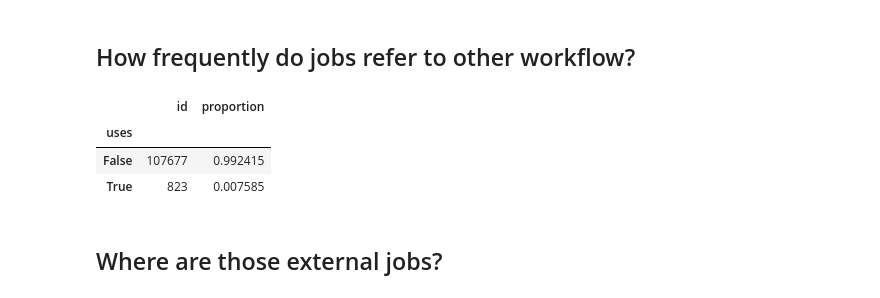
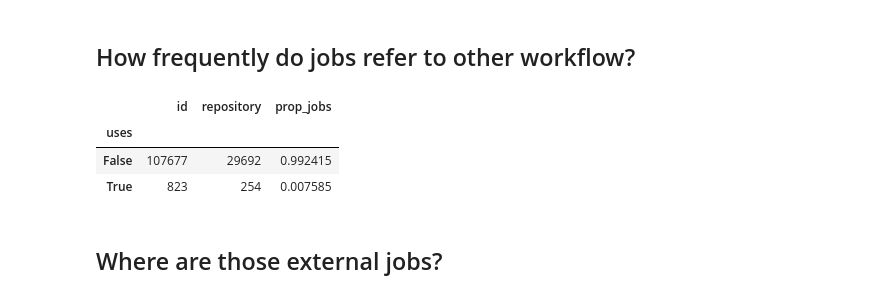
Before and after one commit to AlexandreDecan/secos-gha, a Jupyter notebook: notebooks/Data exploration.ipynb, the cells around one changed output. Drawn from its saved outputs; the diff is of its cells as text; code cells hidden in the pictures.

```diff
--- a/notebooks/Data exploration.ipynb
+++ b/notebooks/Data exploration.ipynb
@@ -685,16 +689,16 @@ ax.set(
 # %%
 (
     df_jobs
     .assign(uses=lambda d: ~d.uses.isna())
     .groupby('uses', sort=False)
-    .agg({'id': 'count'})
-    .assign(proportion=lambda d: d['id'] / d['id'].sum())
+    .agg({'id': 'count', 'repository': 'nunique'})
+    .assign(prop_jobs=lambda d: d['id'] / d['id'].sum())
 )
 # %% [output]
-|  | id | proportion |
-| uses |  |  |
-| False | 107677 | 0.992415 |
-| True | 823 | 0.007585 |
+|  | id | repository | prop_jobs |
+| uses |  |  |  |
+| False | 107677 | 29692 | 0.992415 |
+| True | 823 | 254 | 0.007585 |
 # %% [markdown]
 ## Where are those external jobs?
 # %% [markdown]
```
Also changed, not shown: parts of 7 cells of this notebook.
